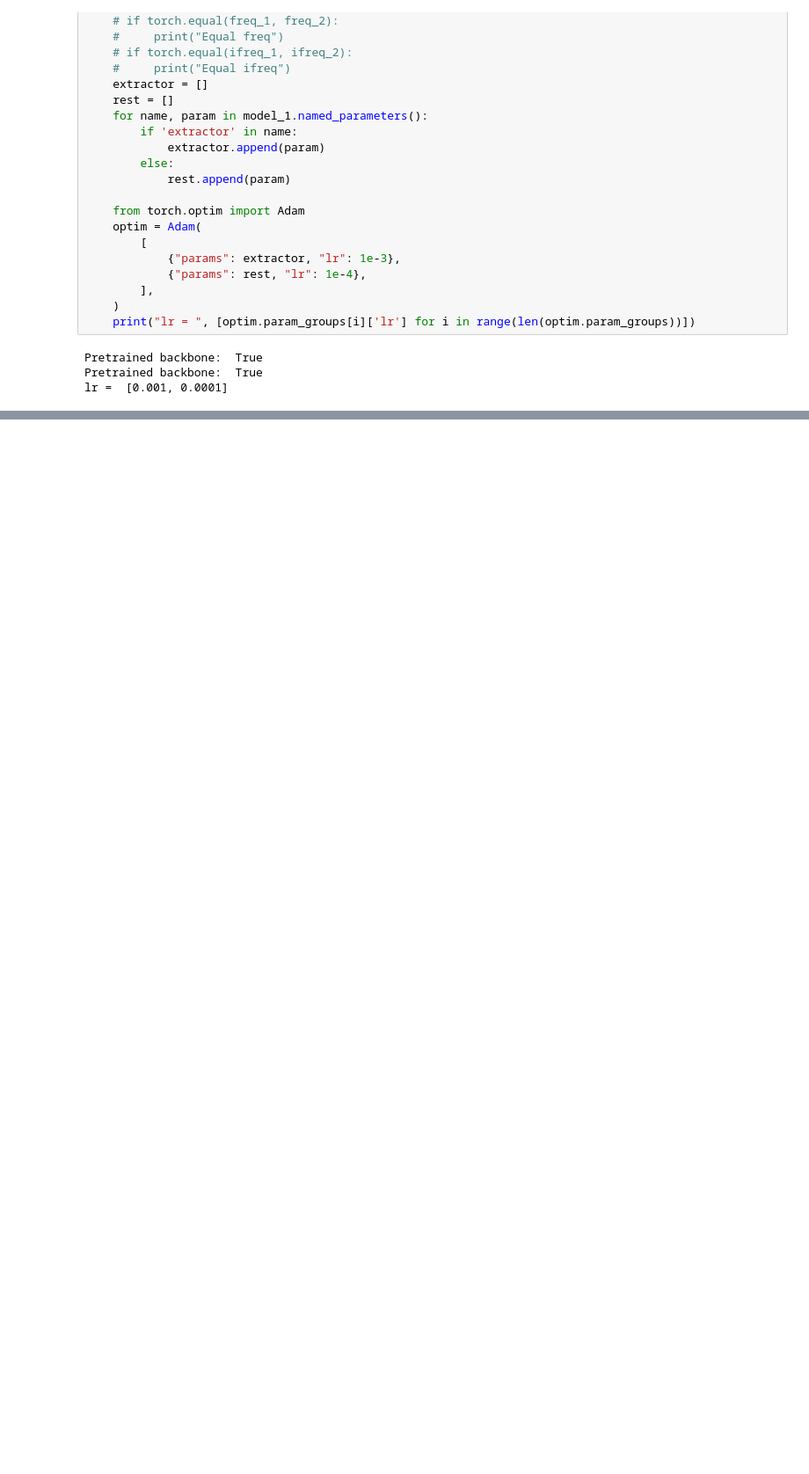
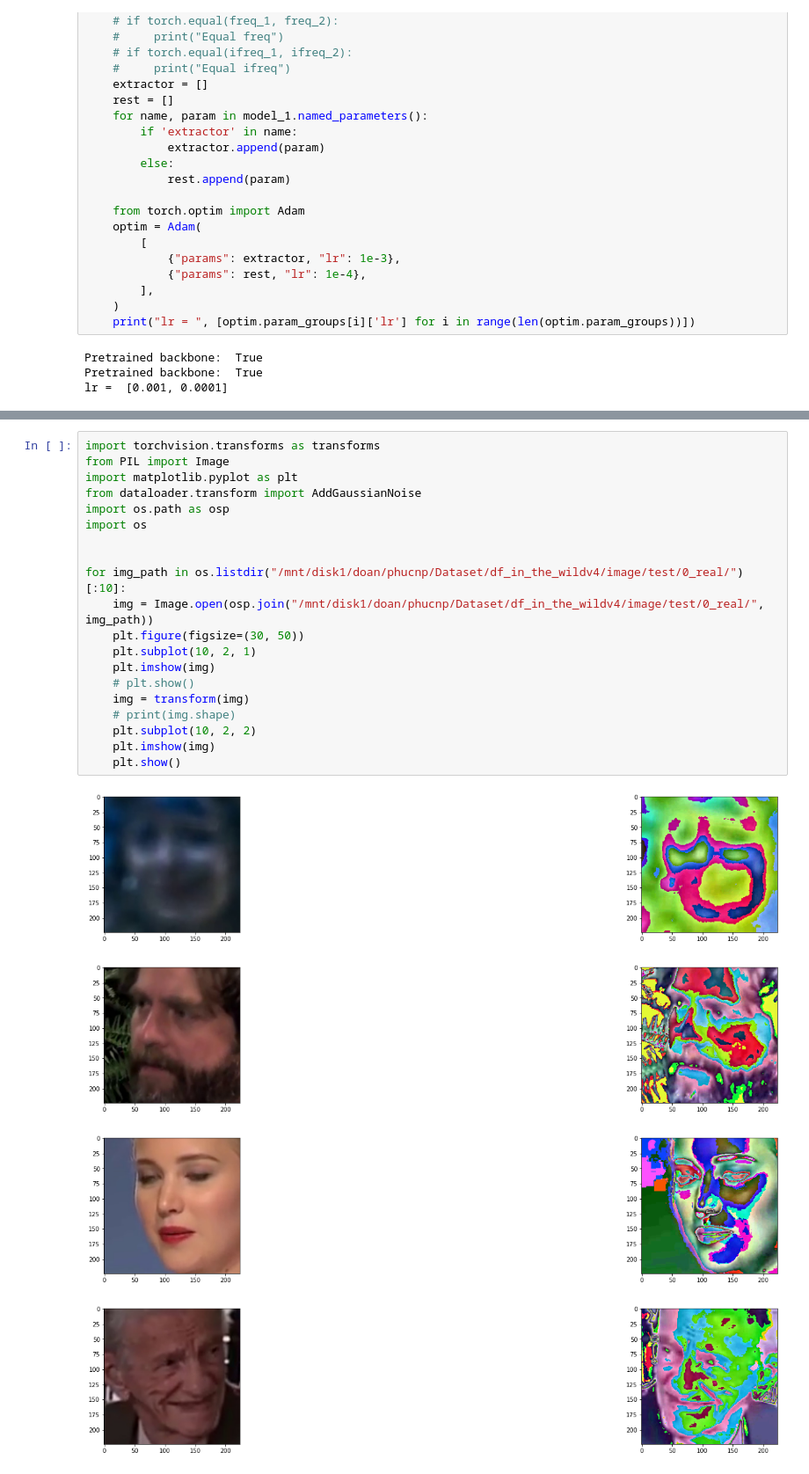
Before and after one commit to phuc180155/Graduation_Thesis, a Jupyter notebook: my_thesis/forensics/dl_technique/check.ipynb, the cells around one changed output, grey strips where cells are left out. Shown at 88% size. Drawn from its saved outputs; the diff is of its cells as text; blank space fills up the shorter version.

```diff
--- a/my_thesis/forensics/dl_technique/check.ipynb
+++ b/my_thesis/forensics/dl_technique/check.ipynb
@@ -709,0 +721,25 @@ tensor([[0.6227],
+# %%
+import torchvision.transforms as transforms
+from PIL import Image
+import matplotlib.pyplot as plt
+from dataloader.transform import AddGaussianNoise
+import os.path as osp
+import os
+
+
+for img_path in os.listdir("/mnt/disk1/doan/phucnp/Dataset/df_in_the_wildv4/image/test/0_real/")[:10]:
+    img = Image.open(osp.join("/mnt/disk1/doan/phucnp/Dataset/df_in_the_wildv4/image/test/0_real/", img_path))
+    plt.figure(figsize=(30, 50))
+    plt.subplot(10, 2, 1)
+    plt.imshow(img)
+    # plt.show()
+    img = transform(img)
+    # print(img.shape)
+    plt.subplot(10, 2, 2)
+    plt.imshow(img)
+    plt.show()
+# %% [output]
+[figure, added]
+[figure, added]
+[figure, added]
+[figure, added]
```
Also changed, not shown: parts of 3 cells of this notebook, 51 other files.
